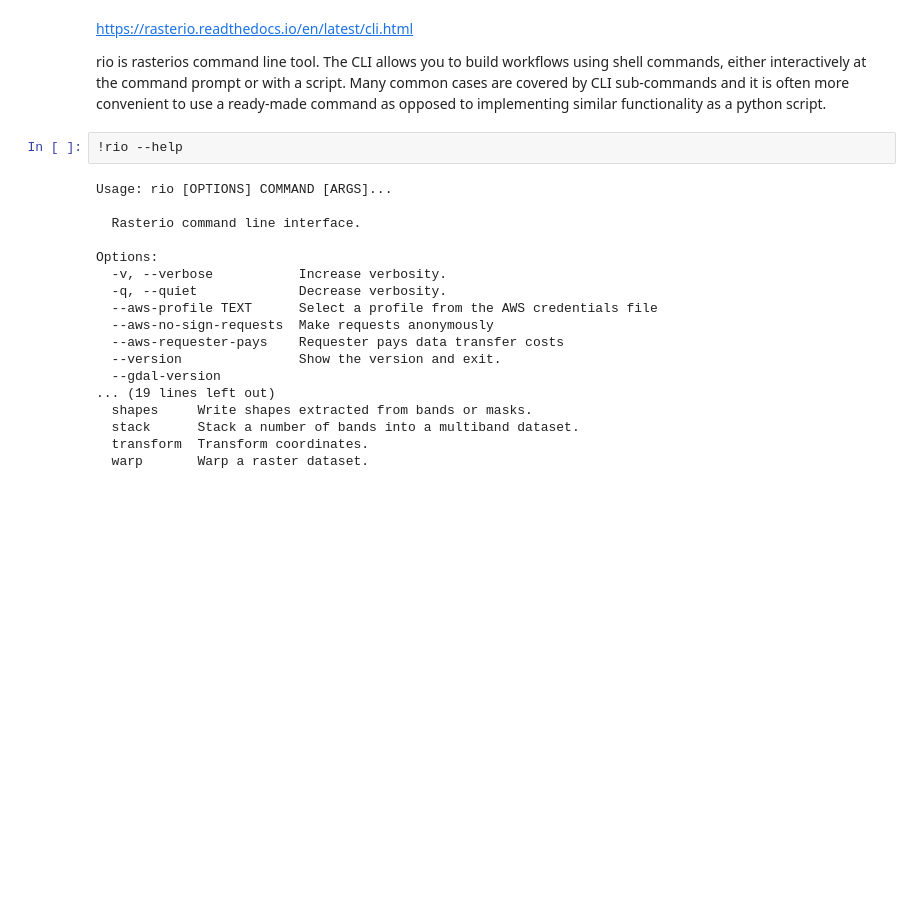
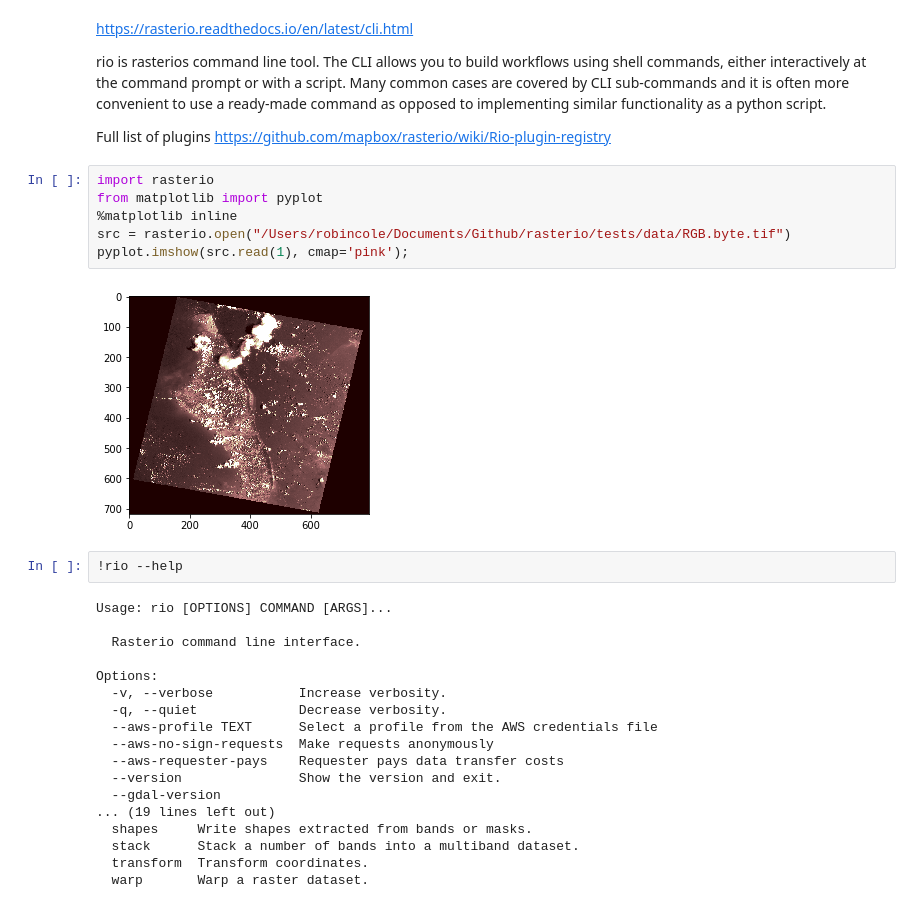
Before and after one commit to robmarkcole/Useful-python, a Jupyter notebook: Rasterio/rio command line tool.ipynb, the cells around one changed output. Drawn from its saved outputs; the diff is of its cells as text; blank space fills up the shorter version.

```diff
--- a/Rasterio/rio command line tool.ipynb
+++ b/Rasterio/rio command line tool.ipynb
@@ -2,6 +2,16 @@
 https://rasterio.readthedocs.io/en/latest/cli.html
 
 rio is rasterios command line tool. The CLI allows you to build workflows using shell commands, either interactively at the command prompt or with a script. Many common cases are covered by CLI sub-commands and it is often more convenient to use a ready-made command as opposed to implementing similar functionality as a python script.
+
+Full list of plugins https://github.com/mapbox/rasterio/wiki/Rio-plugin-registry
+# %%
+import rasterio
+from matplotlib import pyplot
+%matplotlib inline
+src = rasterio.open("/Users/robincole/Documents/Github/rasterio/tests/data/RGB.byte.tif")
+pyplot.imshow(src.read(1), cmap='pink');
+# %% [output]
+[figure, added]
 # %%
 !rio --help
 # %% [output]
```
Also changed, not shown: parts of 1 cell of this notebook, 51 other files.
